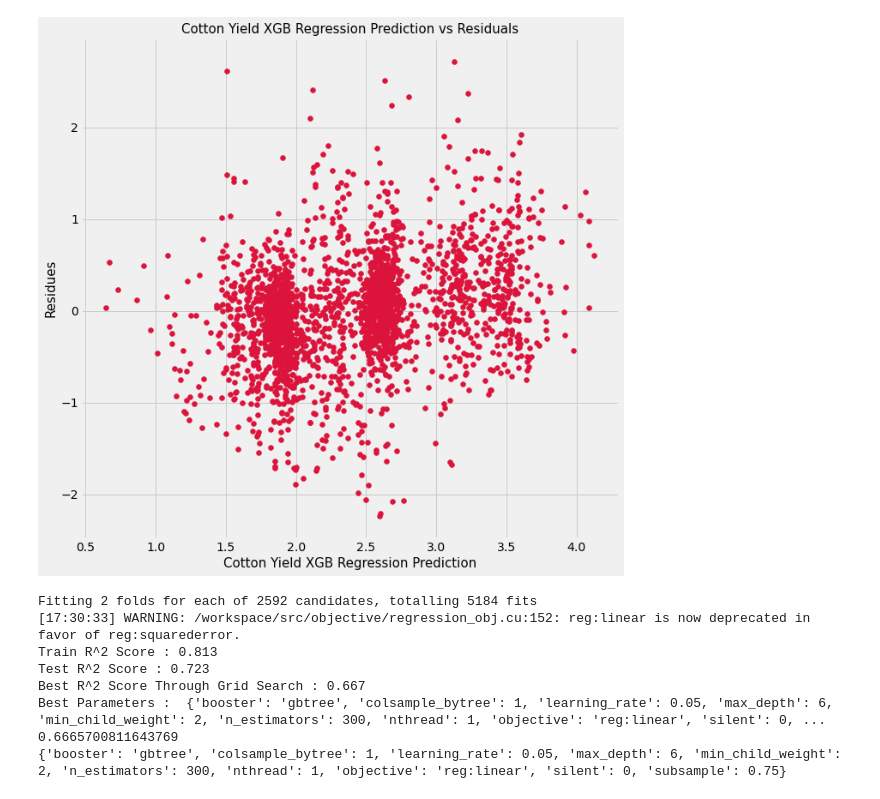
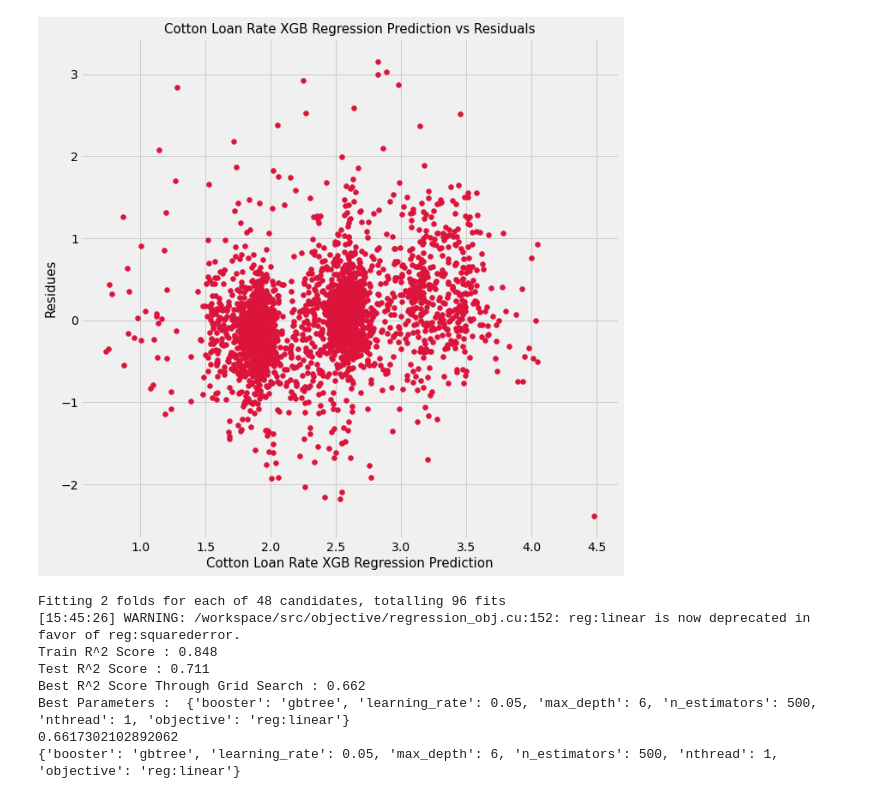
Before and after one commit to hjn14133/Machine-Learning, a Jupyter notebook: XGB_Regression_Yield.ipynb, the cells around one changed output. Drawn from its saved outputs; the diff is of its cells as text; code cells hidden in the pictures.

```diff
--- a/XGB_Regression_Yield.ipynb
+++ b/XGB_Regression_Yield.ipynb
@@ -107,16 +113,16 @@ plt.ylabel('Importance'); plt.xlabel('Variable'); plt.title('Variable Importance
 # %%
 # Plot actual data and predictions
 
 plt.figure(figsize=(10,10))
 plt.scatter(Y_preds, (Y_test-Y_preds), c='crimson')
 
 #plt.plot([p1, p2], [p1, p2], 'b-')
-plt.title('Cotton Yield XGB Regression Prediction vs Residuals', fontsize=15)
-plt.xlabel('Cotton Yield XGB Regression Prediction', fontsize=15)
+plt.title('Cotton Loan Rate XGB Regression Prediction vs Residuals', fontsize=15)
+plt.xlabel('Cotton Loan Rate XGB Regression Prediction', fontsize=15)
 plt.ylabel('Residues', fontsize=15)
 plt.show()
 # %% [output]
-[figure, old version]
+[figure, new version]
 # %%
 # Various hyper-parameters to tune
 xgb1 = XGBRegressor()
@@ -125,10 +131,10 @@ parameters = {'nthread':[1], #when use hyperthread, xgboost may become slower
               'objective':['reg:linear'],
               'learning_rate': [0.05, 0.1,0.2, 0.3], #so called `eta` value [0.01-0.2]
               'max_depth': [3, 4, 5, 6], #6, [3, 10]
-              'min_child_weight': [1, 2, 3], #1, too high-under-fitting
-              'silent': [0, 1],
-              'subsample': [0.5, 0.75, 1],
-              'colsample_bytree': [0.5, 0.7, 1],
+              #'min_child_weight': [1, 2, 3], #1, too high-under-fitting
+              #'silent': [0, 1],
+              #'subsample': [0.5, 0.75, 1],
+              #'colsample_bytree': [0.5, 0.7, 1],
               'n_estimators': [300, 500, 1000]}
 
 xgb_grid = GridSearchCV(xgb1,
@@ -147,14 +153,14 @@ print('Best Parameters : ',xgb_grid.best_params_)
 print(xgb_grid.best_score_)
 print(xgb_grid.best_params_)
 # %% [output]
-Fitting 2 folds for each of 2592 candidates, totalling 5184 fits
-[17:30:33] WARNING: /workspace/src/objective/regression_obj.cu:152: reg:linear is now deprecated in favor of reg:squarederror.
-Train R^2 Score : 0.813
-Test R^2 Score : 0.723
-Best R^2 Score Through Grid Search : 0.667
-Best Parameters :  {'booster': 'gbtree', 'colsample_bytree': 1, 'learning_rate': 0.05, 'max_depth': 6, 'min_child_weight': 2, 'n_estimators': 300, 'nthread': 1, 'objective': 'reg:linear', 'silent': 0, ...
-0.6665700811643769
-{'booster': 'gbtree', 'colsample_bytree': 1, 'learning_rate': 0.05, 'max_depth': 6, 'min_child_weight': 2, 'n_estimators': 300, 'nthread': 1, 'objective': 'reg:linear', 'silent': 0, 'subsample': 0.75}
+Fitting 2 folds for each of 48 candidates, totalling 96 fits
+[15:45:26] WARNING: /workspace/src/objective/regression_obj.cu:152: reg:linear is now deprecated in favor of reg:squarederror.
+Train R^2 Score : 0.848
+Test R^2 Score : 0.711
+Best R^2 Score Through Grid Search : 0.662
+Best Parameters :  {'booster': 'gbtree', 'learning_rate': 0.05, 'max_depth': 6, 'n_estimators': 500, 'nthread': 1, 'objective': 'reg:linear'}
+0.6617302102892062
+{'booster': 'gbtree', 'learning_rate': 0.05, 'max_depth': 6, 'n_estimators': 500, 'nthread': 1, 'objective': 'reg:linear'}
 # %%
 Y_preds_grid = xgb_grid.predict(X_test)
 # Calculate the absolute errors
```
Also changed, not shown: parts of 9 cells of this notebook.
